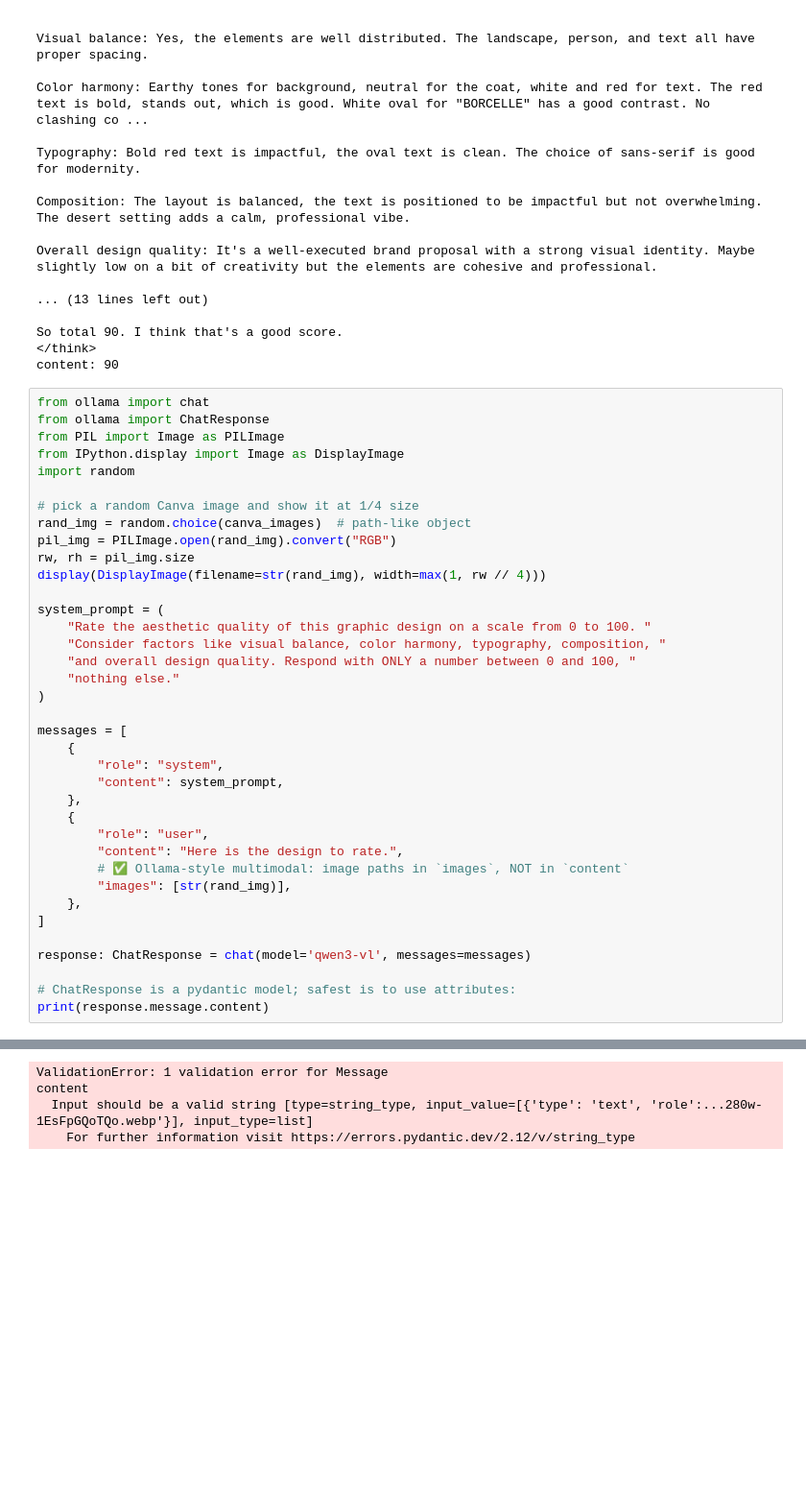
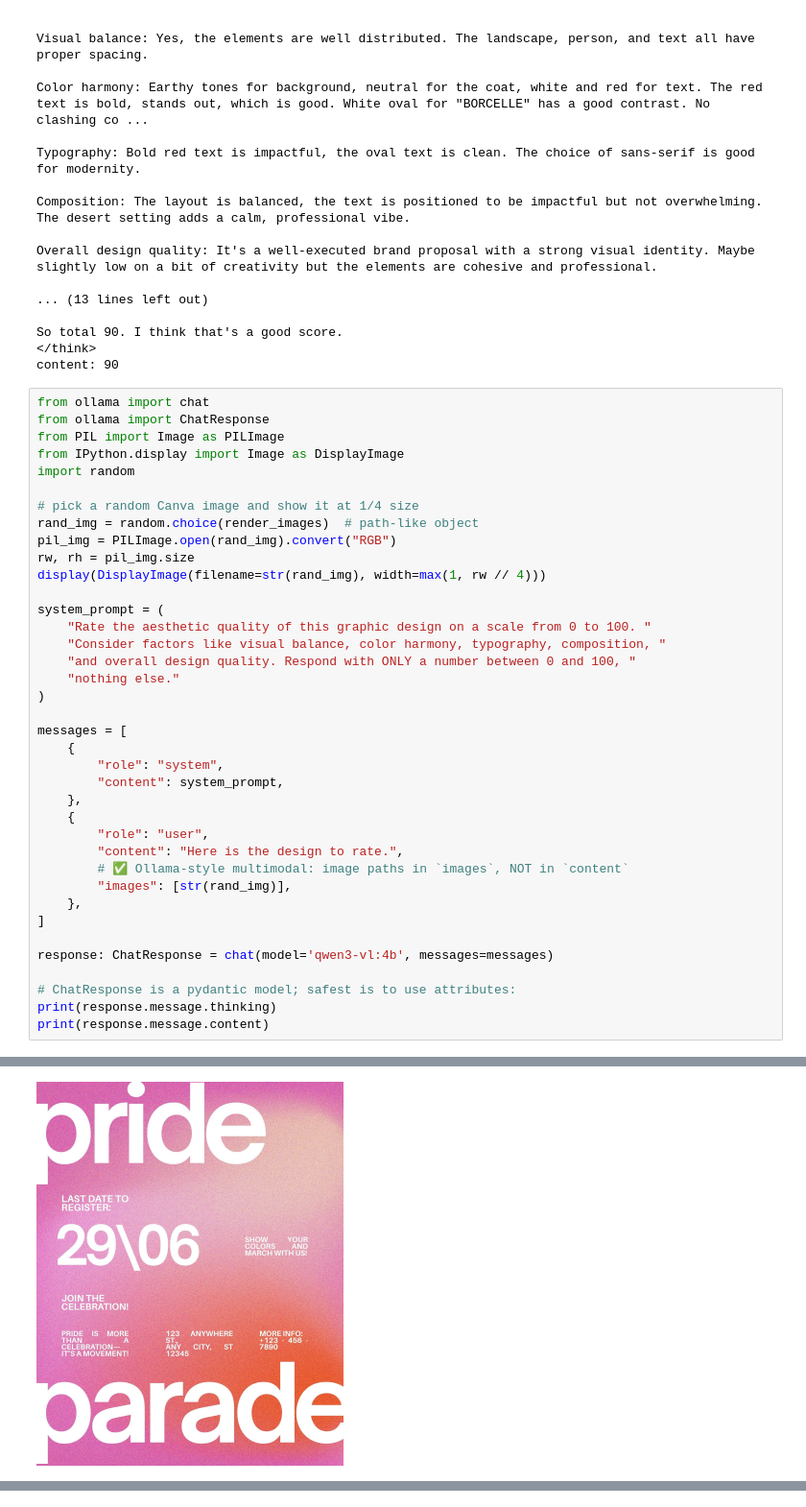
Before and after one commit to DaveFerBear/reconstruction-research, a Jupyter notebook: notebooks/qwen3.ipynb, the cells around one changed output, grey strips where cells are left out. Shown at 96% size. Cells and saved outputs as stored; diff of their text form; blank space fills up the shorter version.

Commit message:
collect all render images

```diff
--- a/notebooks/qwen3.ipynb
+++ b/notebooks/qwen3.ipynb
@@ -112,7 +114,7 @@ from IPython.display import Image as DisplayImage
 import random
 
 # pick a random Canva image and show it at 1/4 size
-rand_img = random.choice(canva_images)  # path-like object
+rand_img = random.choice(render_images)  # path-like object
 pil_img = PILImage.open(rand_img).convert("RGB")
 rw, rh = pil_img.size
 display(DisplayImage(filename=str(rand_img), width=max(1, rw // 4)))
@@ -137,8 +139,9 @@ messages = [
     },
 ]
 
-response: ChatResponse = chat(model='qwen3-vl', messages=messages)
+response: ChatResponse = chat(model='qwen3-vl:4b', messages=messages)
 
 # ChatResponse is a pydantic model; safest is to use attributes:
+print(response.message.thinking)
 print(response.message.content)
 # %% [output]
@@ -145,0 +148 @@ print(response.message.content)
+[figure, added]
@@ -147,4 +168,0 @@ print(response.message.content)
-ValidationError: 1 validation error for Message
-content
-  Input should be a valid string [type=string_type, input_value=[{'type': 'text', 'role':...280w-1EsFpGQoTQo.webp'}], input_type=list]
-    For further information visit https://errors.pydantic.dev/2.12/v/string_type
```
Also changed, not shown: parts of 2 cells of this notebook.
